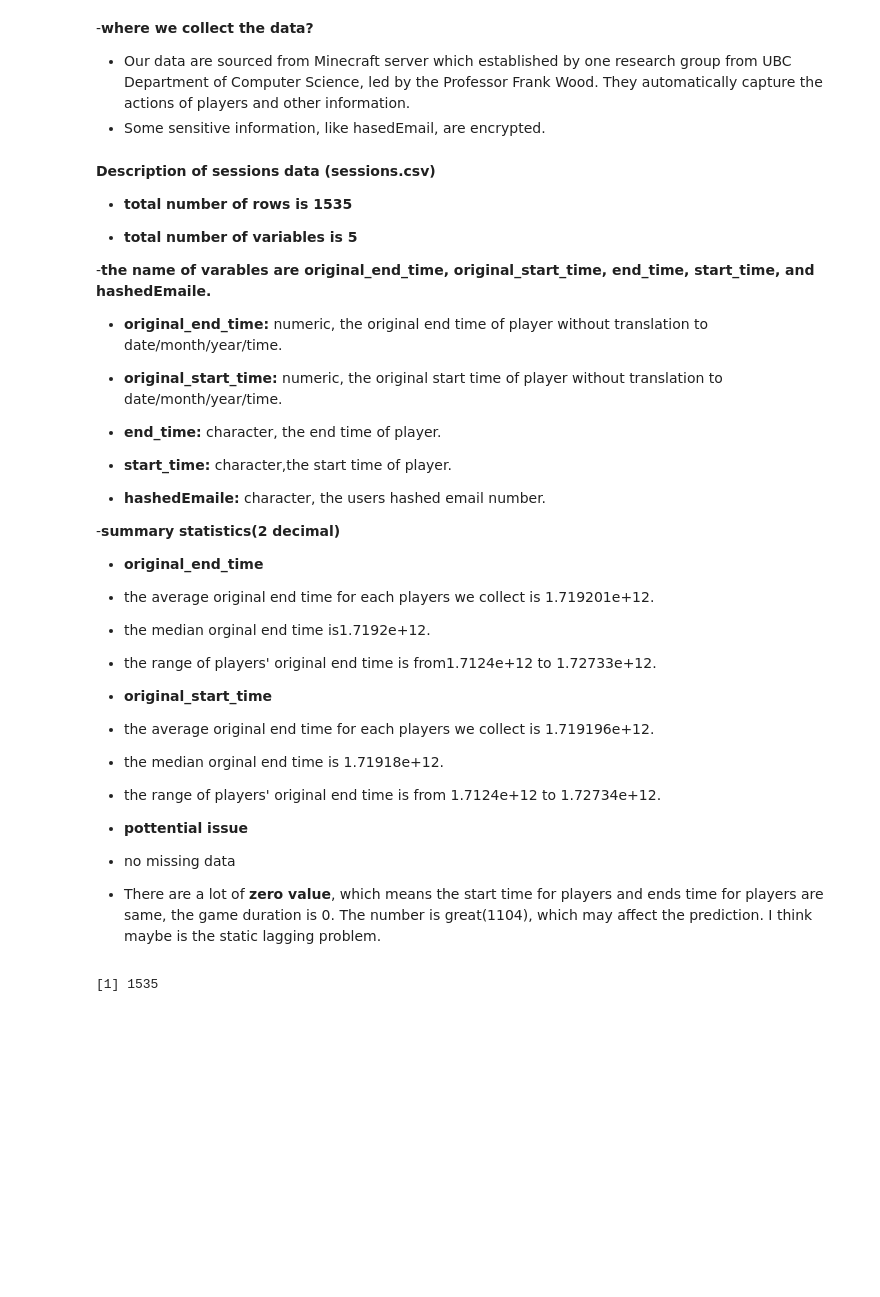
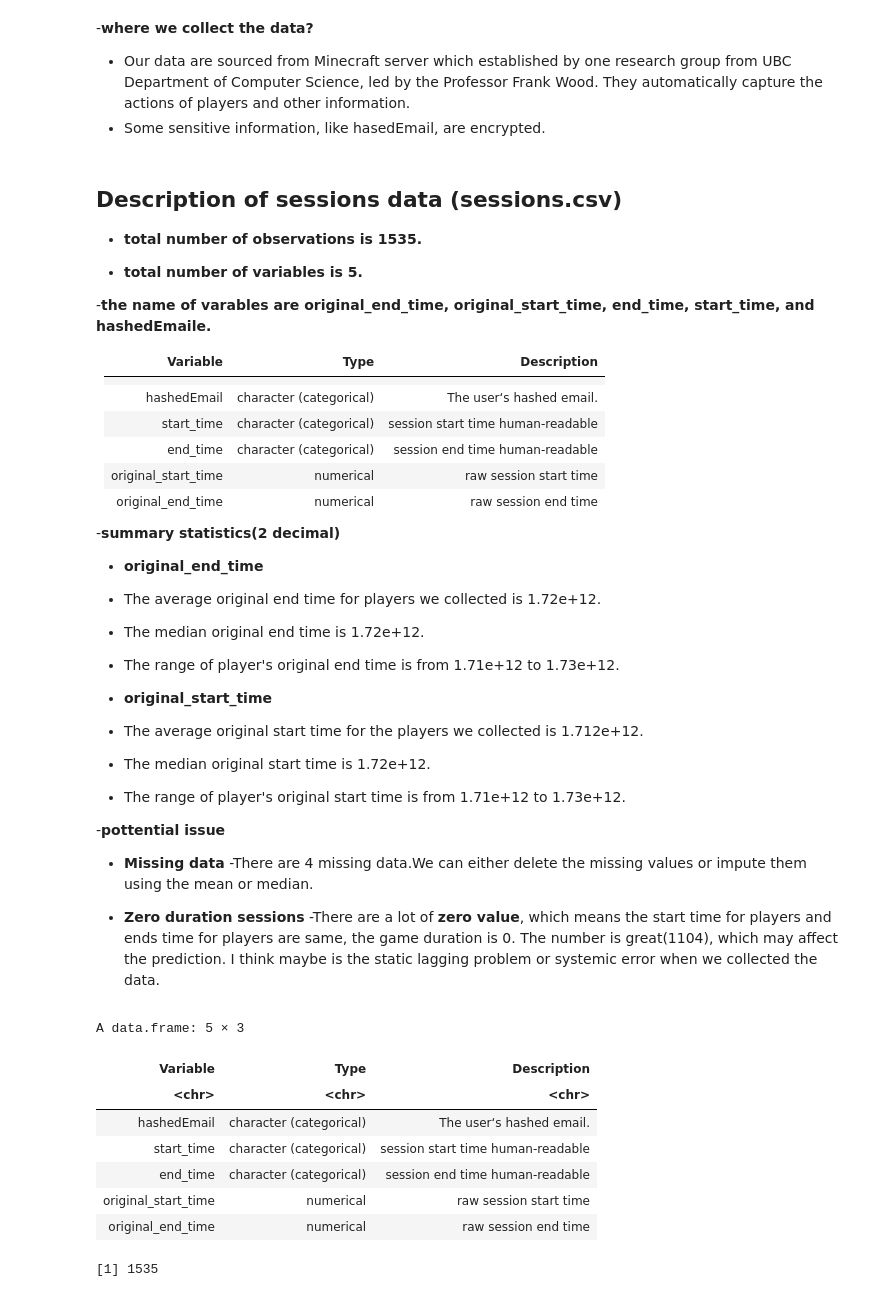
Before and after one commit to yunan-Deng/daci100_project_033_yunan_deng, a Jupyter notebook: individual_yunan_project.ipynb, the cells around one changed output. Cells and saved outputs as stored; diff of their text form; code cells hidden in the pictures; blank space fills up the shorter version.

```diff
--- a/individual_yunan_project.ipynb
+++ b/individual_yunan_project.ipynb
@@ -187,48 +191,74 @@ A spec_tbl_df: 7 × 2
 - Some sensitive information, like hasedEmail, are encrypted.
 # %% [markdown]
 **Description of sessions data (sessions.csv)**
+-
 
-- **total number of rows is 1535**
+- **total number of observations is 1535.**
 
-- **total number of variables is 5**
+- **total number of variables is 5.**
 
 -**the name of varables are original_end_time, original_start_time, end_time, start_time, and hashedEmaile.**
 
-- **original_end_time:** numeric, the original end time of player without translation to date/month/year/time.
 
-- **original_start_time:** numeric, the original start time of player without translation to date/month/year/time.
-
-- **end_time:** character, the end time of player.
-
-- **start_time:** character,the start time of player.
-
-- **hashedEmaile:** character, the users hashed email number.
+ | Variable          |	Type	              |Description                     |
+ |-------------------|------------------------|--------------------------------|
+ |<chr>              |	       	              |                                |
+ |hashedEmail	     |character (categorical) |The user‘s hashed email.        |
+ |start_time	     |character (categorical) |session start time human-readable|
+ |end_time	         |character (categorical) |session end time human-readable  |
+ |original_start_time|	numerical	          |raw session start time           |
+ |original_end_time	 |numerical	              |raw session end time             |
 
 -**summary statistics(2 decimal)**
 
 - **original_end_time**
 
-- the average original end time for each players we collect is 1.719201e+12.
+- The average original end time for  players we collected is 1.72e+12.
 
 
-- the median orginal end time is1.7192e+12.
+- The median original end time is 1.72e+12.
 
-- the range of players' original end time is from1.7124e+12	to 1.72733e+12.
+- The range of player's original end time is from 1.71e+12 to 1.73e+12.
 
 - **original_start_time**
 
-- the average original end time for each players we collect is 1.719196e+12.
 
-- the median orginal end time is 1.71918e+12.
+- The average original start time for the players we collected is 1.712e+12.
 
-- the range of players' original end time is from 1.7124e+12 to 1.72734e+12.
+- The median original start time is 1.72e+12.
+
+- The range of player's original start time is from 1.71e+12 to 1.73e+12.
 
 
-- **pottential issue**
+-**pottential issue**
 
-- no missing data
+- **Missing data**
+-There are 4 missing data.We can either delete the missing values or impute them using the mean or median.
 
-- There are a lot of **zero value**, which means the start time for players and ends time for players are same, the game duration is 0. The number is great(1104), which may affect the prediction. I think maybe is the static lagging problem.
+- **Zero duration sessions**
+-There are a lot of **zero value**, which means the start time for players and ends time for players are same, the game duration is 0. The number is great(1104), which may affect the prediction. I think maybe is the static lagging problem or systemic error when we collected the data.
+# %%
+sessions_variables <- data.frame (
+ Variable = c("hashedEmail","start_time","end_time","original_start_time","original_end_time"),
+    Type =c("character (categorical)","character (categorical)","character (categorical)","numerical ","numerical"),
+    Description =c(
+                  "The user‘s hashed email.",
+                  "session start time human-readable",
+    "session end time human-readable",
+    "raw session start time",
+    "raw session end time")
+
+)
+  sessions_variables
+# %% [output]
+A data.frame: 5 × 3
+| Variable | Type | Description |
+| <chr> | <chr> | <chr> |
+| hashedEmail | character (categorical) | The user‘s hashed email. |
+| start_time | character (categorical) | session start time human-readable |
+| end_time | character (categorical) | session end time human-readable |
+| original_start_time | numerical | raw session start time |
+| original_end_time | numerical | raw session end time |
 # %%
 number_rows_s <- nrow(sessions)
 number_cols_s <- ncol(sessions)
```
Also changed, not shown: parts of 4 cells of this notebook.
